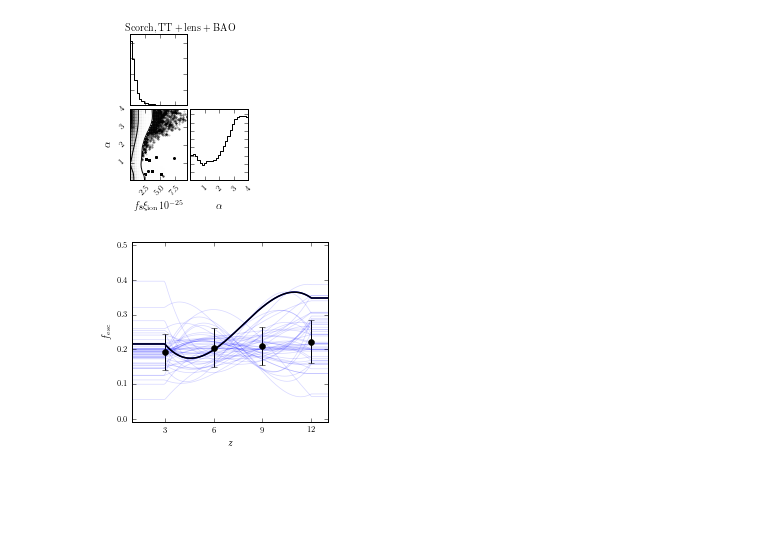
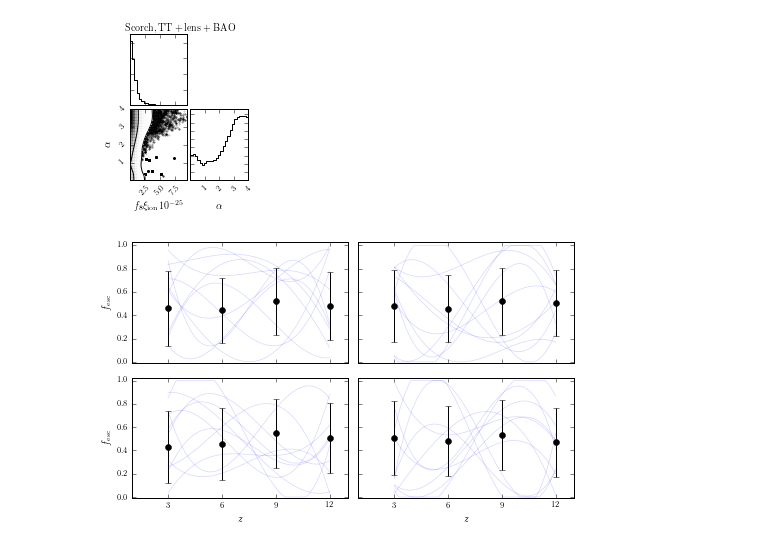
Before and after one commit to laynep/tau_calc_reion, a Jupyter notebook: data_postprocessing.ipynb, the cells around one changed output. Cells and saved outputs as stored; diff of their text form; code cells hidden in the pictures; blank space fills up the shorter version.

Commit message:
Some cleaning up for polint

```diff
--- a/data_postprocessing.ipynb
+++ b/data_postprocessing.ipynb
@@ -272,72 +272,86 @@ for name in name_list:
 [figure]
 # %%
 #Error bar plot for knotted sky f_esc
-direct='/Users/laynep/work/reionization/reion_data/DATA_CLEAN/'
-data = pd.read_csv(direct+'data_reion_polint_MARGCOSMO.txt')
+direct='/Users/laynep/work/reionization/importance_sampler/python_implementation/'
+data_list = ['chain_polint_TTTEEE.dat', 'chain_polint_lensing_BAO.dat', 'chain_polint_TTTEEE_Bouwens.dat', 'chain_polint_lensing_BAO_Bouwens.dat']
+
+
+inch_size = 2*246.0/72.0
+fig = plt.figure(figsize=(inch_size, inch_size*golden_mean))
+ax1 = fig.add_subplot(221)
+ax2 = fig.add_subplot(222)
+ax3 = fig.add_subplot(223)
+ax4 = fig.add_subplot(224)
+
+ax_list=[ax1,ax2,ax3,ax4]
+
+params = load_params()
+plt.rcParams.update(params)
 
 def knots(z, z_knots, f_knots, style):
 
     if z<3.0:
         return f_knots[0]
     elif z>12.0:
         return f_knots[-1]
     else:
 
         func = interp.interp1d(z_knots, f_knots, kind=style)
 
     return np.min([np.max([0.0,func(z)]), 1.0])
 
-inch_size = 246.0/72.0
-fig = plt.figure(figsize=(inch_size, inch_size*golden_mean*1.5))
-ax = fig.add_subplot(111)
-params = load_params()
-plt.rcParams.update(params)
+for name, ax in zip(data_list,ax_list):
+    data = np.loadtxt(direct+name)
+    data = data[100000:]
 
-z_knots = np.linspace(3,12,4)
-nknots = len(z_knots)
-f_knots = data[['f_esc_params'+str(i) for i in xrange(nknots)]]
+    z_knots = np.linspace(3,12,4)
+    nknots = len(z_knots)
+    f_knots = data[:,1:nknots+1]
+
+    z_vals = np.linspace(3,12,200)
+
+    f_knots_rand = np.random.choice(f_knots.shape[0],size=(10,))
+    f_knots_rand = f_knots[f_knots_rand]
+    #print f_knots_rand
 
 
-max_loc = data['like'].argmax()
-
-f_knots_maxlike = np.array(f_knots)[max_loc]
-
-z_vals = np.linspace(1,16,200)
-f_vals = map( lambda x: knots(x, z_knots, f_knots_maxlike, 'cubic'), z_vals)
+    for fkn in f_knots_rand:
+        f_vals2 = map( lambda x: knots(x, z_knots, fkn, 'cubic'), z_vals)
+        ax.plot(z_vals, f_vals2, 'b-', alpha=0.15, linewidth=0.75 )
 
 
-f_knots_rand = [np.array(f_knots)[ii] for ii in np.random.randint(0,len(f_knots),50)]
-for fkn in f_knots_rand:
-    f_vals2 = map( lambda x: knots(x, z_knots, fkn, 'cubic'), z_vals)
-    ax.plot(z_vals, f_vals2, 'b-', alpha=0.15, linewidth=0.75 )
+    mean_z = [np.mean(dat) for dat in f_knots.T]
+    std_z = [np.sqrt(np.var(dat))for dat in f_knots.T]
 
 
-ax.plot(z_vals,f_vals, 'b-', linewidth=1.5)
+    ax.errorbar(z_knots,mean_z,  yerr = std_z, fmt='o', color='k')
+
+    ax.set_ylim([-0.01,1.025])
+    ax.set_xlim([1,13])
+    ax.set_xticks([3,6,9,12])
+    #ax.set_yticks([0,0.25,0.5])
+
+ax3.set_xlabel(r'$z$')
+ax4.set_xlabel(r'$z$')
+
+ax1.set_ylabel(r'$f_\mathrm{esc}$')
+ax3.set_ylabel(r'$f_\mathrm{esc}$')
+
+ax1.set_xticklabels([])
+ax2.set_xticklabels([])
+ax2.set_yticklabels([])
+ax4.set_yticklabels([])
 
 
-mean_z = [np.mean(data['f_esc_params'+str(i)]) for i in xrange(nknots)]
-std_z = [np.sqrt(np.var(data['f_esc_params'+str(i)])) for i in xrange(nknots)]
-
-ax.plot(z_vals,f_vals, 'k-', linewidth=1.5)
-
-ax.errorbar(z_knots,mean_z,  yerr = std_z, fmt='o', color='k')
-
-ax.set_ylim([-0.01,0.51])
-ax.set_xlim([1,13])
-ax.set_xticks([3,6,9,12])
-ax.set_yticks([0,0.1,0.2,0.3,0.4,0.5])
-
-ax.set_xlabel(r'$z$')
-ax.set_ylabel(r'$f_\mathrm{esc}$')
 
 plt.tight_layout()
 
-save=False
+save=True
 if save:
     direct='/Users/laynep/work/papers/reionization/plots/'
     plt.savefig(direct+'polint_errorplot.pdf')
 # %% [output]
-[figure, old version]
+[figure, new version]
 # %%
 data = np.loadtxt('/Users/laynep/work/reionization/importance_sampler/python_implementation/'+'lcdm_tau_lensing.txt')
 
```
Also changed, not shown: parts of 1 cell of this notebook, 3 other files.
